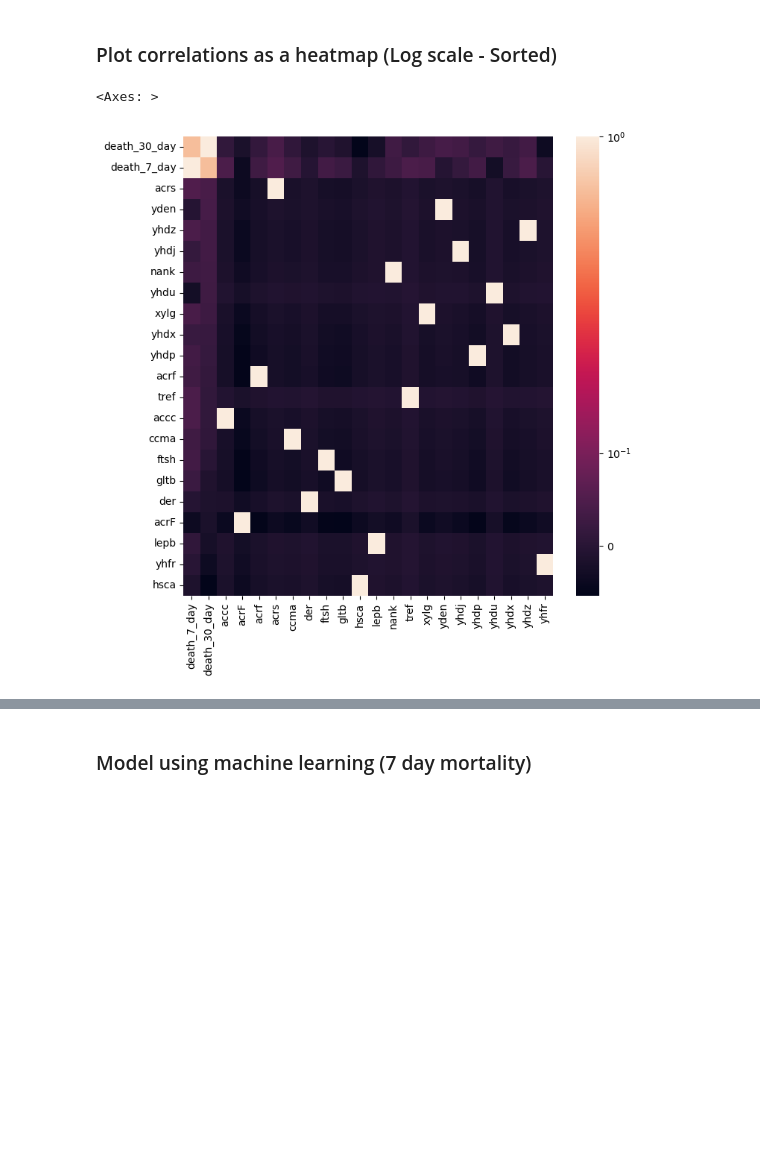
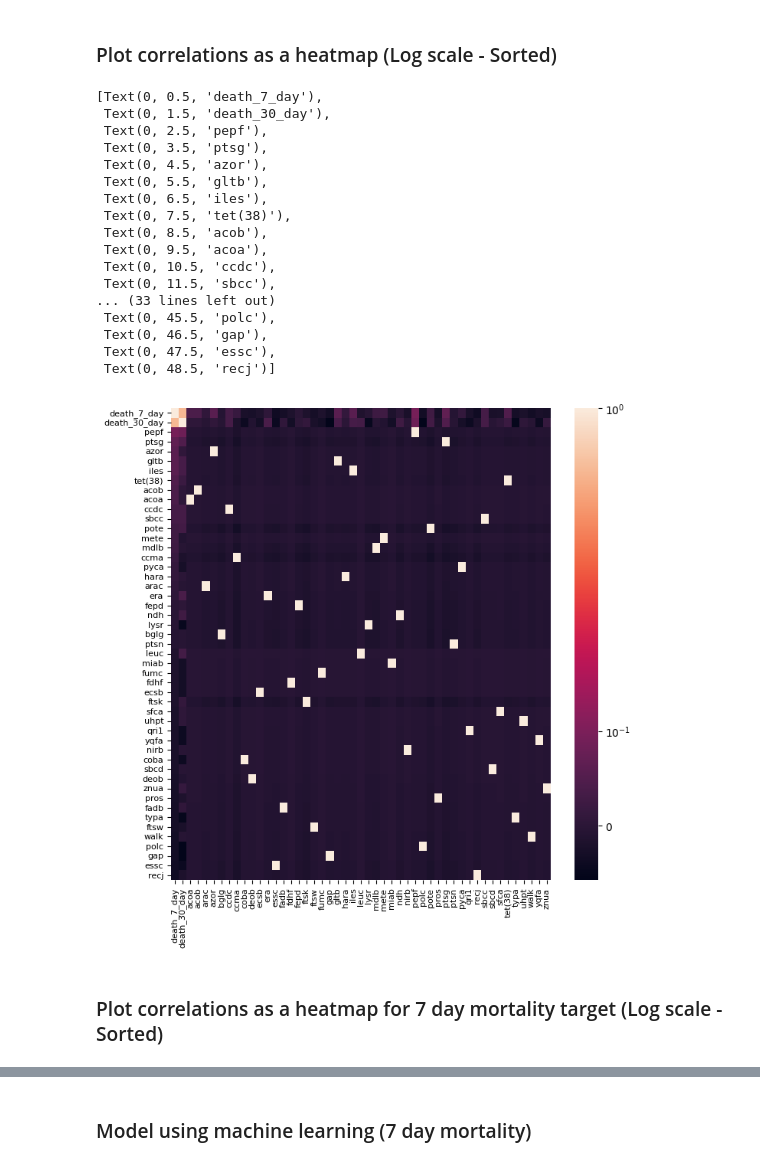
Before and after one commit to ryashpal/alfred-data-analysis, a Jupyter notebook: notebooks/top_annotations_by_weighted_sum/ecoli_all_annotations_top3sd.ipynb, the cells around one changed output, grey strips where cells are left out. Saved outputs shown, nothing was run; the diff lists cells and outputs as text; code cells hidden in the pictures; blank space fills up the shorter version.

```diff
--- a/notebooks/top_annotations_by_weighted_sum/ecoli_all_annotations_top3sd.ipynb
+++ b/notebooks/top_annotations_by_weighted_sum/ecoli_all_annotations_top3sd.ipynb
@@ -131,0 +130,11 @@ sns.histplot(highscoreDf.token_length, binwidth=1)
+# %%
+import os
+from pathlib import Path
+
+import pandas as pd
+
+
+coreGenesPath = Path(os.environ['GENOMICS_DATA_BASE'], 'annotations', 's_aureus_panaroo_strict', 'core_genes.csv')
+coreGenesDf = pd.read_csv(coreGenesPath)
+coreGenesDf['Gene'] = coreGenesDf.Gene.str.lower()
+coreGenesDf
@@ -139,7 +162,7 @@ import pandas as pd
 from pathlib import Path
 
 
-annotationOverlappingFilesDir = Path(os.environ['GENOMICS_DATA_BASE'], 'genome_nlp_tokens', 'overlapping_with_annotations', 'ECOLI')
+annotationOverlappingFilesDir = Path(os.environ['GENOMICS_DATA_BASE'], 'genome_nlp_tokens', 'overlapping_with_annotations', 'SAUR')
 
 annotationOverlappingDfList = []
 for annotationOverlappingFile in tqdm(os.listdir(annotationOverlappingFilesDir)):
@@ -148,7 +171,8 @@ for annotationOverlappingFile in tqdm(os.listdir(annotationOverlappingFilesDir))
     df['tube_code'] = [annotationOverlappingFile.split('_')[0]]*df.shape[0]
     df = df[df.tokens.apply(lambda x: (len(x) >= 5))].reset_index()
     df['gene'] = df.gene.str.lower()
-    annotationOverlappingDfList.append(df)
+    coreDf = df[df.gene.isin(coreGenesDf.Gene)]
+    annotationOverlappingDfList.append(coreDf)
 annotationOverlappingDf = pd.concat(annotationOverlappingDfList, ignore_index=True)
 annotationOverlappingDf = annotationOverlappingDf.drop_duplicates()
 annotationOverlappingDf
@@ -286,2 +310,5 @@ sns.histplot(geneWeightedsumDf.weighted_sum)
 # %% [markdown]
 ## Top genes based on the weighted sum
+# %%
+weightedsumCutoff = geneWeightedsumDf.weighted_sum.mean() + (2 * geneWeightedsumDf.weighted_sum.std())
+weightedsumCutoff
@@ -686,5 +725,5 @@ geneWeightedsumDf
 # %%
-signatureAnnotationsDf = highscoreTokenOverlapsDf[highscoreTokenOverlapsDf['gene'].isin(geneWeightedsumDf.sort_values(by=['weighted_sum'], ascending=False)[:20]['gene'])]
+signatureAnnotationsDf = highscoreTokenOverlapsDf[highscoreTokenOverlapsDf['gene'].isin(geneWeightedsumDf[geneWeightedsumDf.weighted_sum > weightedsumCutoff].sort_values(by=['weighted_sum'], ascending=False)['gene'])]
 signatureAnnotationsDf
 # %% [output]
 |  | contig_id | start_position | end_position | tokens | score | gene | name | tube_code |
@@ -819,15 +905,40 @@ sns.heatmap(dataDf.drop(columns=['person_id', 'JOURNEY_ID']).corr(), norm=SymLog
 # %%
 import seaborn as sns
 from matplotlib import pyplot as plt
 %matplotlib inline
 
 from matplotlib.colors import SymLogNorm
 
+corrDf = dataDf.drop(columns=['person_id', 'JOURNEY_ID']).corr().sort_values('death_7_day', ascending=False)
 
 f, ax = plt.subplots(1, 1, figsize=(8, 8))
 
 # plot the heatmap
-sns.heatmap(dataDf.drop(columns=['person_id', 'JOURNEY_ID']).corr().sort_values('death_30_day', ascending=False), norm=SymLogNorm(linthresh=0.3))
+sns.heatmap(corrDf, norm=SymLogNorm(linthresh=0.3))
+
+ticks = np.arange(corrDf.shape[0]) + 0.5
+ax.set_xticks(ticks)
+ax.set_xticklabels(corrDf.columns, rotation=90, fontsize=8)
+ax.set_yticks(ticks)
+ax.set_yticklabels(corrDf.index, rotation=360, fontsize=8)
 # %% [output]
-<Axes: >
+[Text(0, 0.5, 'death_7_day'),
+ Text(0, 1.5, 'death_30_day'),
+ Text(0, 2.5, 'pepf'),
+ Text(0, 3.5, 'ptsg'),
+ Text(0, 4.5, 'azor'),
+ Text(0, 5.5, 'gltb'),
+ Text(0, 6.5, 'iles'),
+ Text(0, 7.5, 'tet(38)'),
+ Text(0, 8.5, 'acob'),
+ Text(0, 9.5, 'acoa'),
+ Text(0, 10.5, 'ccdc'),
+ Text(0, 11.5, 'sbcc'),
+... (33 lines left out)
+ Text(0, 45.5, 'polc'),
+ Text(0, 46.5, 'gap'),
+ Text(0, 47.5, 'essc'),
+ Text(0, 48.5, 'recj')]
-[figure, old version]
+[figure, new version]
+# %% [markdown]
+### Plot correlations as a heatmap for 7 day mortality target (Log scale - Sorted)
```
Also changed, not shown: parts of 66 cells of this notebook, 3 other files.
